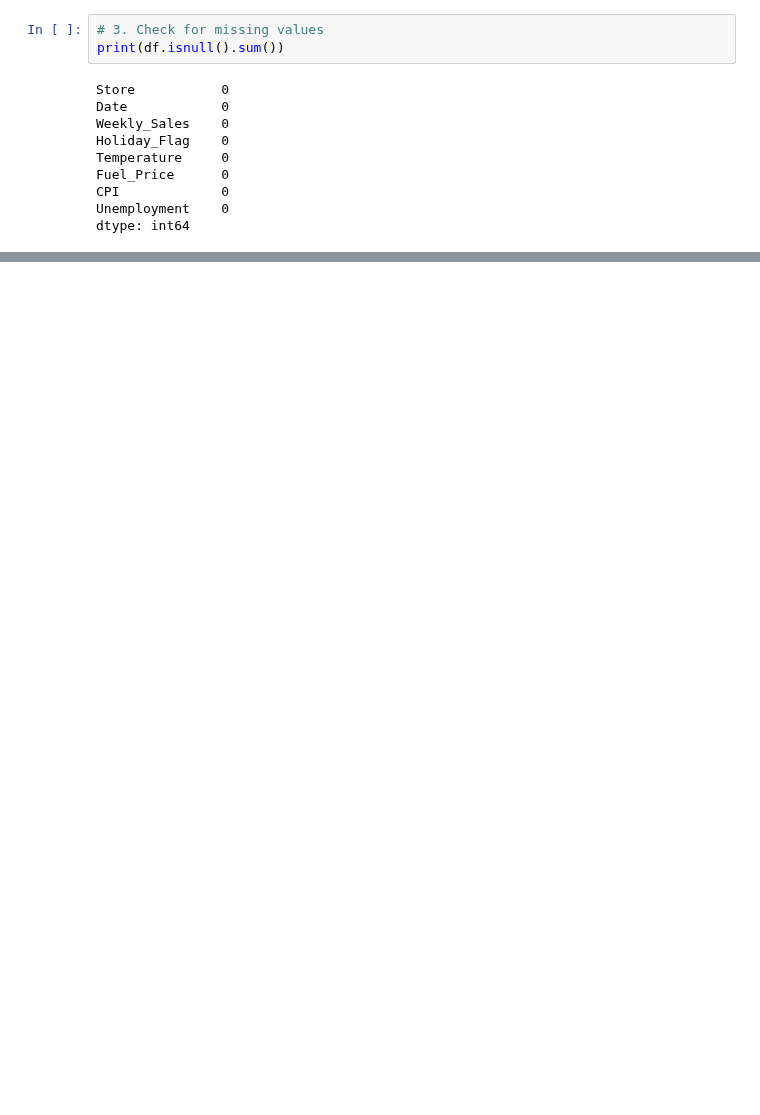
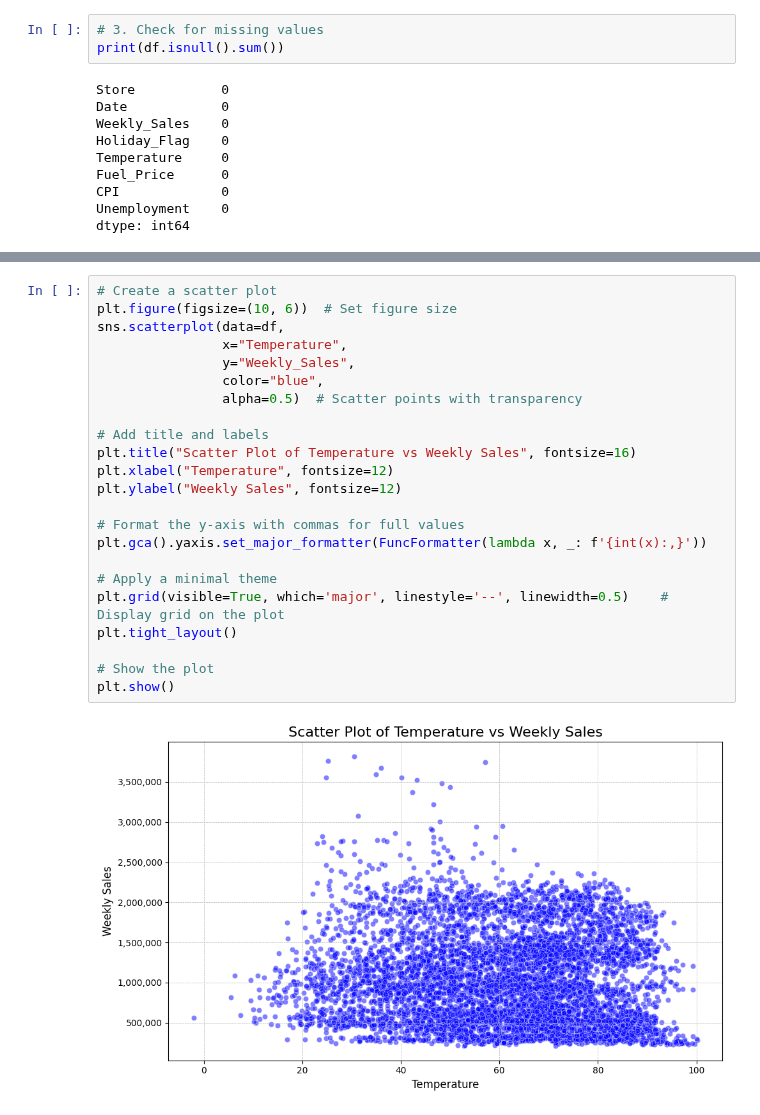
Before and after one commit to JinLunLiang/JinLun-Project, a Jupyter notebook: Walmart_Sales_Analysis_Python_View.ipynb, the cells around one changed output, grey strips where cells are left out. Drawn from its saved outputs; the diff is of its cells as text; blank space fills up the shorter version.

```diff
--- a/Walmart_Sales_Analysis_Python_View.ipynb
+++ b/Walmart_Sales_Analysis_Python_View.ipynb
@@ -97,0 +126,25 @@ plt.show()
+# %%
+# Create a scatter plot
+plt.figure(figsize=(10, 6))  # Set figure size
+sns.scatterplot(data=df,
+                x="Temperature",
+                y="Weekly_Sales",
+                color="blue",
+                alpha=0.5)  # Scatter points with transparency
+
+# Add title and labels
+plt.title("Scatter Plot of Temperature vs Weekly Sales", fontsize=16)
+plt.xlabel("Temperature", fontsize=12)
+plt.ylabel("Weekly Sales", fontsize=12)
+
+# Format the y-axis with commas for full values
+plt.gca().yaxis.set_major_formatter(FuncFormatter(lambda x, _: f'{int(x):,}'))
+
+# Apply a minimal theme
+plt.grid(visible=True, which='major', linestyle='--', linewidth=0.5)    # Display grid on the plot
+plt.tight_layout()
+
+# Show the plot
+plt.show()
+# %% [output]
+[figure, added]
```
Also changed, not shown: parts of 13 cells of this notebook.
